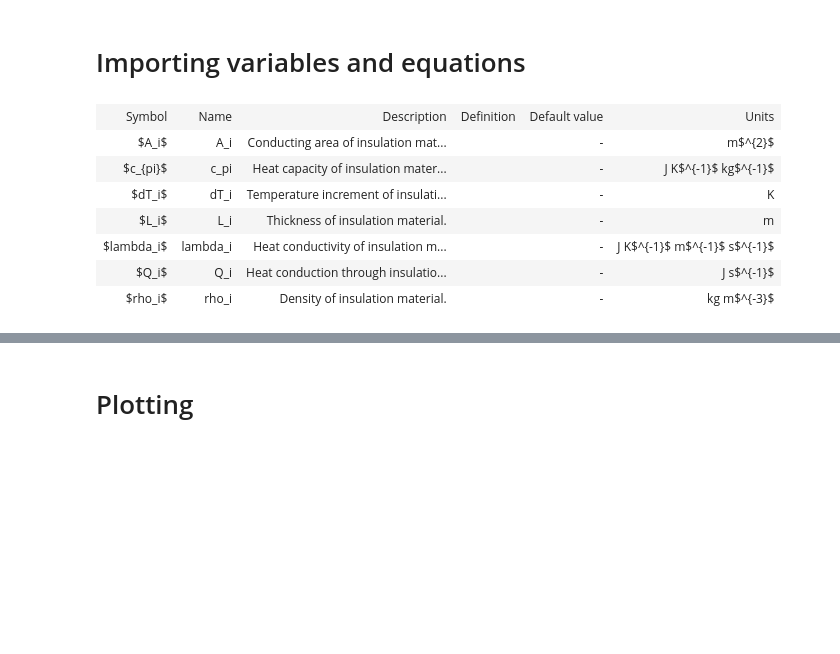
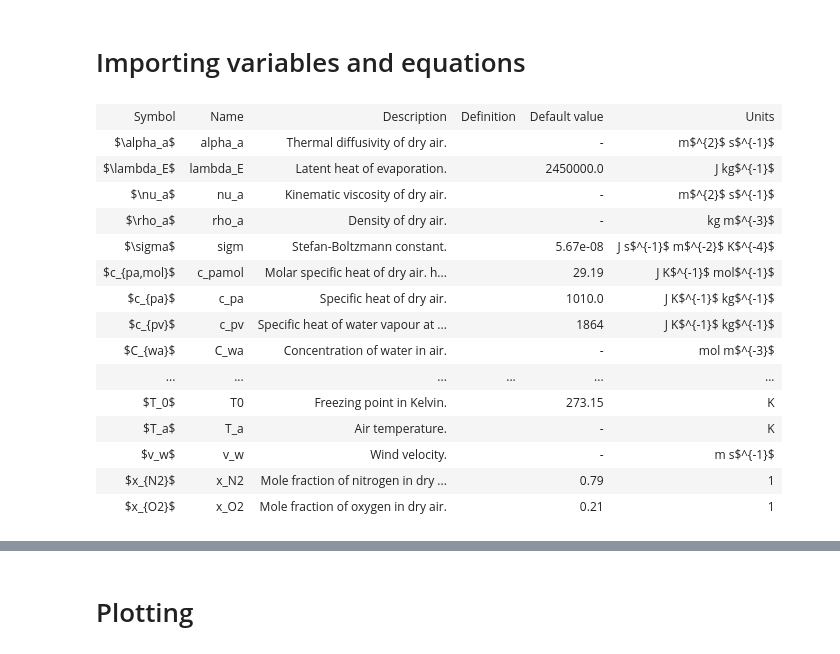
Before and after one commit to schymans/ESSM_jupyter_examples, a Jupyter notebook: api_documentation_master.ipynb, the cells around one changed output, grey strips where cells are left out. Drawn from its saved outputs; the diff is of its cells as text; code cells hidden in the pictures; blank space fills up the shorter version.

```diff
--- a/api_documentation_master.ipynb
+++ b/api_documentation_master.ipynb
@@ -49,12 +49,20 @@ import essm.equations.chamber.insulation as insulation_eqs
 # %%
-vars = ['insulation_vars.' + name for name in insulation_vars.__all__]
+vars = ['physics_vars.' + name for name in physics_vars.__all__]
 generate_metadata_table([eval(name) for name in vars])
 # %% [output]
 | Symbol | Name | Description | Definition | Default value | Units |
-| $A_i$ | A_i | Conducting area of insulation mat... |  | - | m$^{2}$ |
-| $c_{pi}$ | c_pi | Heat capacity of insulation mater... |  | - | J K$^{-1}$ kg$^{-1}$ |
-| $dT_i$ | dT_i | Temperature increment of insulati... |  | - | K |
-| $L_i$ | L_i | Thickness of insulation material. |  | - | m |
-| $lambda_i$ | lambda_i | Heat conductivity of insulation m... |  | - | J K$^{-1}$ m$^{-1}$ s$^{-1}$ |
-| $Q_i$ | Q_i | Heat conduction through insulatio... |  | - | J s$^{-1}$ |
-| $rho_i$ | rho_i | Density of insulation material. |  | - | kg m$^{-3}$ |
+| $\alpha_a$ | alpha_a | Thermal diffusivity of dry air. |  | - | m$^{2}$ s$^{-1}$ |
+| $\lambda_E$ | lambda_E | Latent heat of evaporation. |  | 2450000.0 | J kg$^{-1}$ |
+| $\nu_a$ | nu_a | Kinematic viscosity of dry air. |  | - | m$^{2}$ s$^{-1}$ |
+| $\rho_a$ | rho_a | Density of dry air. |  | - | kg m$^{-3}$ |
+| $\sigma$ | sigm | Stefan-Boltzmann constant. |  | 5.67e-08 | J s$^{-1}$ m$^{-2}$ K$^{-4}$ |
+| $c_{pa,mol}$ | c_pamol | Molar specific heat of dry air. h... |  | 29.19 | J K$^{-1}$ mol$^{-1}$ |
+| $c_{pa}$ | c_pa | Specific heat of dry air. |  | 1010.0 | J K$^{-1}$ kg$^{-1}$ |
+| $c_{pv}$ | c_pv | Specific heat of water vapour at ... |  | 1864 | J K$^{-1}$ kg$^{-1}$ |
+| $C_{wa}$ | C_wa | Concentration of water in air. |  | - | mol m$^{-3}$ |
+| ... | ... | ... | ... | ... | ... |
+| $T_0$ | T0 | Freezing point in Kelvin. |  | 273.15 | K |
+| $T_a$ | T_a | Air temperature. |  | - | K |
+| $v_w$ | v_w | Wind velocity. |  | - | m s$^{-1}$ |
+| $x_{N2}$ | x_N2 | Mole fraction of nitrogen in dry ... |  | 0.79 | 1 |
+| $x_{O2}$ | x_O2 | Mole fraction of oxygen in dry air. |  | 0.21 | 1 |
```
Also changed, not shown: parts of 44 cells of this notebook.
